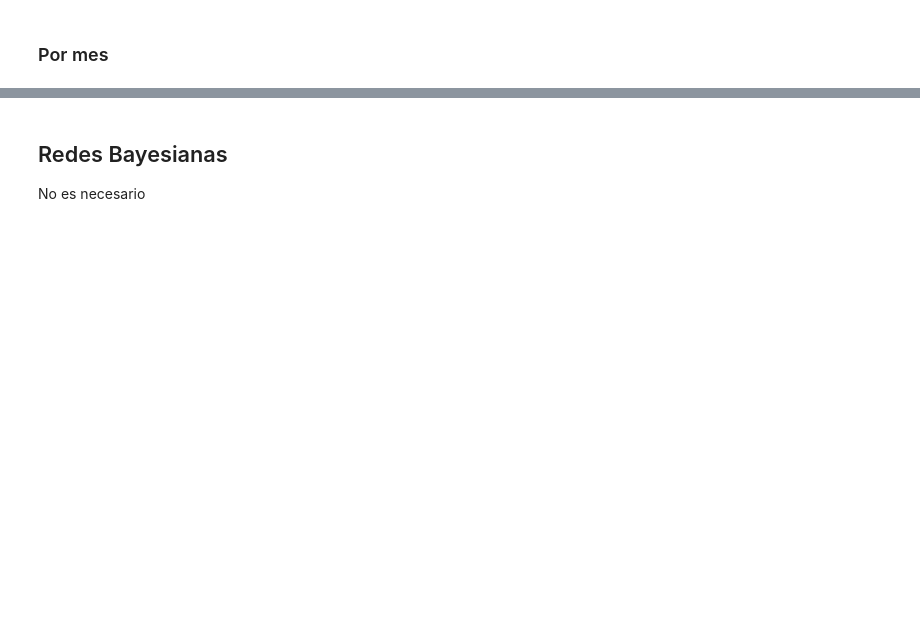
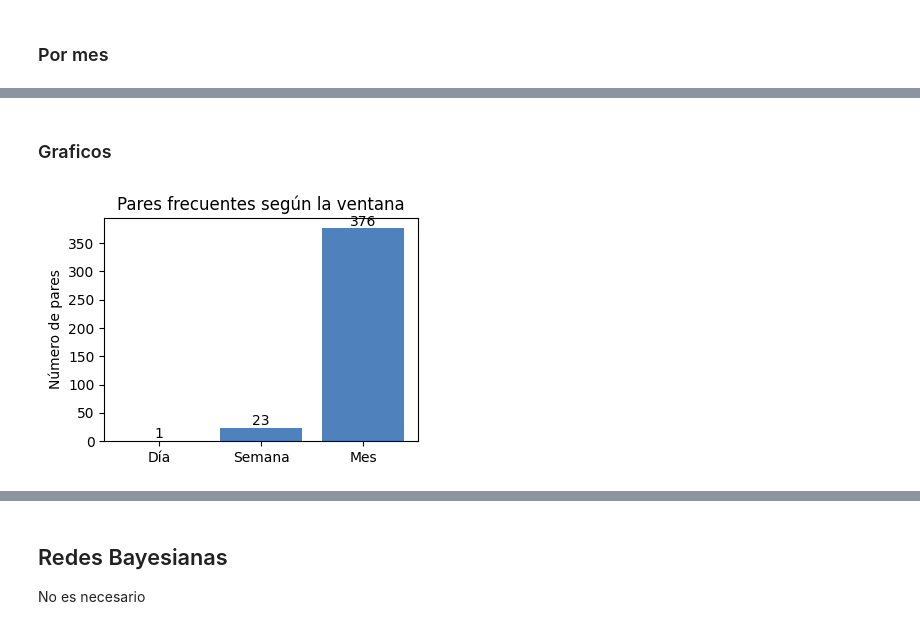
Before and after one commit to LunaGarces/proyecto_mineria, a Jupyter notebook: Pregunta1.ipynb, the cells around one changed output, grey strips where cells are left out. Cells and saved outputs as stored; diff of their text form; code cells hidden in the pictures; blank space fills up the shorter version.

```diff
--- a/Pregunta1.ipynb
+++ b/Pregunta1.ipynb
@@ -26,8 +27,7 @@ mbr['app'] = app_main.fillna(fallback)
 mbr["week"] = pd.to_datetime(mbr["formated_date"]).dt.to_period("W")
 # %%
 # Mes
-mbr['date'] = pd.to_datetime(mbr['formated_date'])
-mbr['month'] = mbr['date'].dt.to_period('M')   # ej. 2023-07
+mbr['month'] = pd.to_datetime(mbr['formated_date']).dt.to_period('M')
 # %%
 # 1. Lista de palabras “basura” que no son apps reales
 junk = {'app', 'co', 'com'}           # agrega más si hace falta
@@ -119,20 +110,17 @@ Encontrados: 1
 # %% [markdown]
 ### Por semana
 # %%
-baskets = (mbr.groupby(["uid", "week"])["app"]
+baskets_s = (mbr.groupby(["uid", "week"])["app"]
     .apply(lambda x: sorted(set(x))).tolist())
 
 te = TransactionEncoder()
-te_matrix = te.fit_transform(baskets, sparse=True)
-df_te = pd.DataFrame.sparse.from_spmatrix(te_matrix, columns=te.columns_)
+matriz_semana = te.fit_transform(baskets_s, sparse=True)
+df_semana = pd.DataFrame.sparse.from_spmatrix(matriz_semana, columns=te.columns_)
 
-itemsets_s = apriori(df_te,
+itemsets_s = apriori(df_semana,
     min_support = 0.00001,
     use_colnames= True,
     low_memory  = True)
 
 apriori_semana = (itemsets_s[itemsets_s['itemsets'].str.len() >= 2]
     .sort_values('support', ascending=False))
-
-print("Encontrados:", len(apriori_semana))
-display(apriori_semana.head())
@@ -147,16 +138,14 @@ Encontrados: 23
 # %% [markdown]
 ### Por mes
 # %%
-baskets_m = (mbr
-    .groupby(['uid', 'month'])['app']
-    .apply(lambda x: sorted(set(x)))
-    .tolist())
+baskets_m = (mbr.groupby(['uid', 'month'])['app']
+    .apply(lambda x: sorted(set(x))).tolist())
 
 te  = TransactionEncoder()
-mat = te.fit_transform(baskets_m, sparse=True)
-dfm = pd.DataFrame.sparse.from_spmatrix(mat, columns=te.columns_)
+matriz_mes = te.fit_transform(baskets_m, sparse=True)
+df_mes = pd.DataFrame.sparse.from_spmatrix(matriz_mes, columns=te.columns_)
 
-itemsets_m = apriori(dfm,
+itemsets_m = apriori(df_mes,
     min_support=0.00001,
     max_len=2,
     use_colnames=True,
@@ -164,6 +153,3 @@ itemsets_m = apriori(dfm,
 
 apriori_mes = (itemsets_m[itemsets_m['itemsets'].str.len() >= 2]
     .sort_values('support', ascending=False))
-
-print("Encontrados:", len(apriori_mes))
-display(apriori_mes.head())
@@ -177,0 +167,20 @@ Encontrados: 376
+# %% [markdown]
+### Graficos
+# %%
+n_pares_dia = len(apriori_dia)
+n_pares_sem = len(apriori_semana)
+n_pares_mes = len(apriori_mes)
+
+ventanas = ['Día', 'Semana', 'Mes']
+n_pares  = [n_pares_dia, n_pares_sem, n_pares_mes]
+
+plt.figure(figsize=(4,3))
+plt.bar(ventanas, n_pares, color='#4F81BD')
+for x, y in zip(ventanas, n_pares):
+    plt.text(x, y+5, y, ha='center', fontsize=10)
+plt.ylabel('Número de pares')
+plt.title('Pares frecuentes según la ventana')
+plt.tight_layout()
+plt.show()
+# %% [output]
+[figure, added]
```
Also changed, not shown: parts of 9 cells of this notebook.
